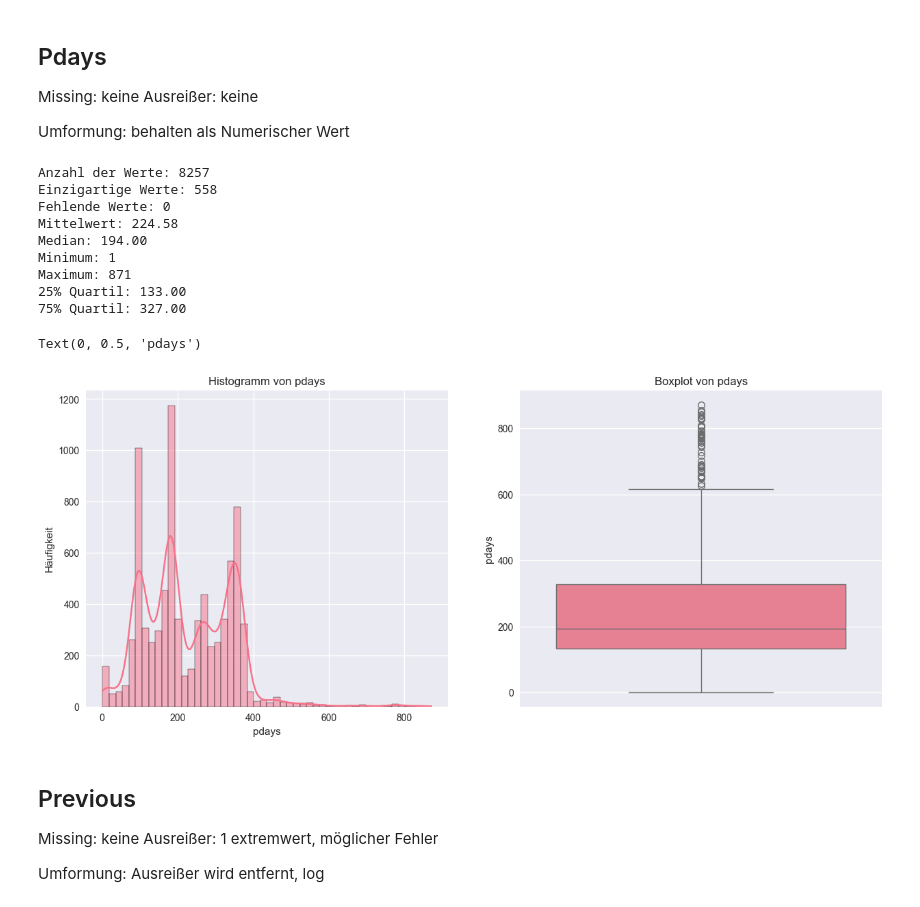
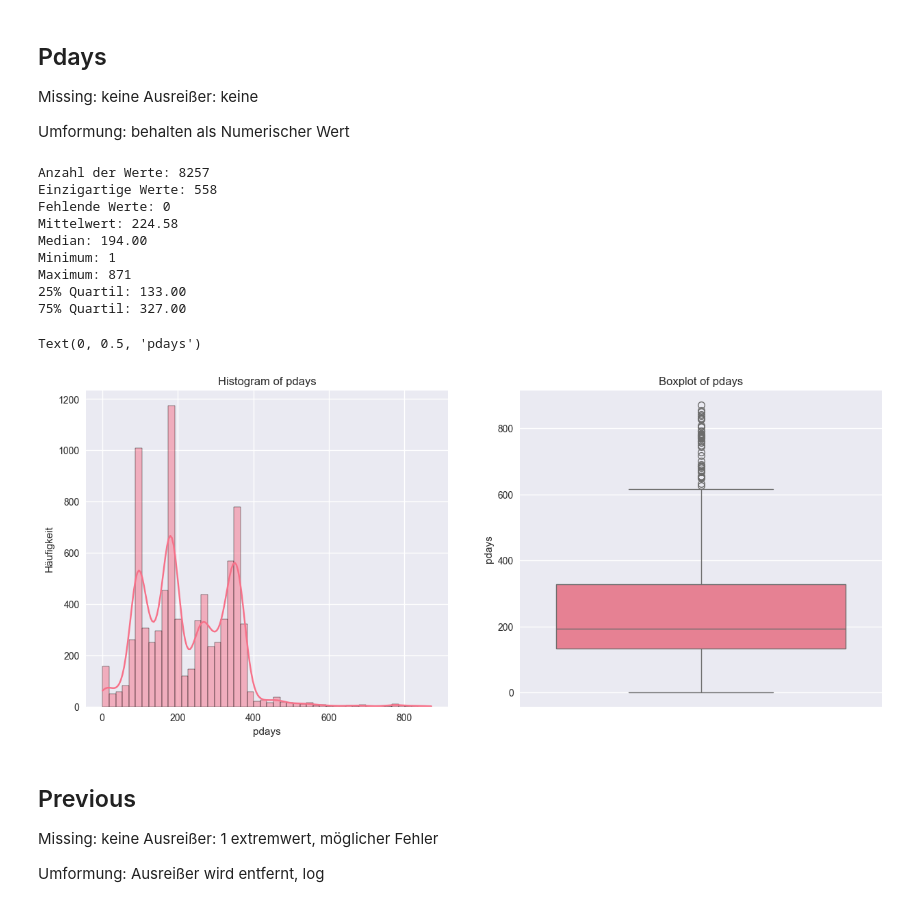
Before and after one commit to Krebsgamer22/bank-telemarketing-prediction, a Jupyter notebook: final-analysis.ipynb, the cells around one changed output. Saved outputs shown, nothing was run; the diff lists cells and outputs as text; code cells hidden in the pictures.

```diff
--- a/final-analysis.ipynb
+++ b/final-analysis.ipynb
@@ -724,36 +724,36 @@ Umformung: behalten als Numerischer Wert
 # %%
 print(f"Anzahl der Werte: {len(data_previous_final['pdays'])}")
 print(f"Einzigartige Werte: {data_previous_final['pdays'].nunique()}")
 print(f"Fehlende Werte: {data_previous_final['pdays'].isnull().sum()}")
 print(f"Mittelwert: {data_previous_final['pdays'].mean():.2f}")
 print(f"Median: {data_previous_final['pdays'].median():.2f}")
 print(f"Minimum: {data_previous_final['pdays'].min()}")
 print(f"Maximum: {data_previous_final['pdays'].max()}")
 print(f"25% Quartil: {data_previous_final['pdays'].quantile(0.25):.2f}")
 print(f"75% Quartil: {data_previous_final['pdays'].quantile(0.75):.2f}")
 
 fig, (ax1, ax2) = plt.subplots(1, 2, figsize=(15, 6))
 
 sns.histplot(data_previous_final['pdays'], bins=50, kde=True, ax=ax1)
-ax1.set_title(f'Histogramm von pdays')
+ax1.set_title(f'Histogram of pdays')
 ax1.set_xlabel('pdays')
 ax1.set_ylabel('Häufigkeit')
 
 sns.boxplot(y=data_previous_final['pdays'], ax=ax2)
-ax2.set_title(f'Boxplot von pdays')
+ax2.set_title(f'Boxplot of pdays')
 ax2.set_ylabel('pdays')
 # %% [output]
 Anzahl der Werte: 8257
 Einzigartige Werte: 558
 Fehlende Werte: 0
 Mittelwert: 224.58
 Median: 194.00
 Minimum: 1
 Maximum: 871
 25% Quartil: 133.00
 75% Quartil: 327.00
 Text(0, 0.5, 'pdays')
-[figure, old version]
+[figure, new version]
 # %% [markdown]
 ## Previous
 Missing: keine
```
Also changed, not shown: parts of 19 cells of this notebook, 1 other file.
